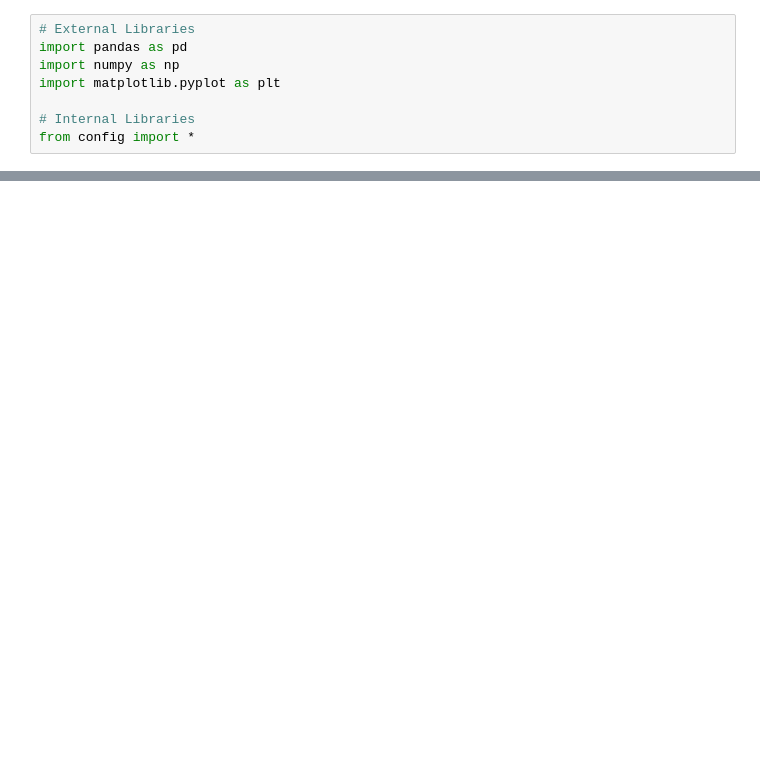
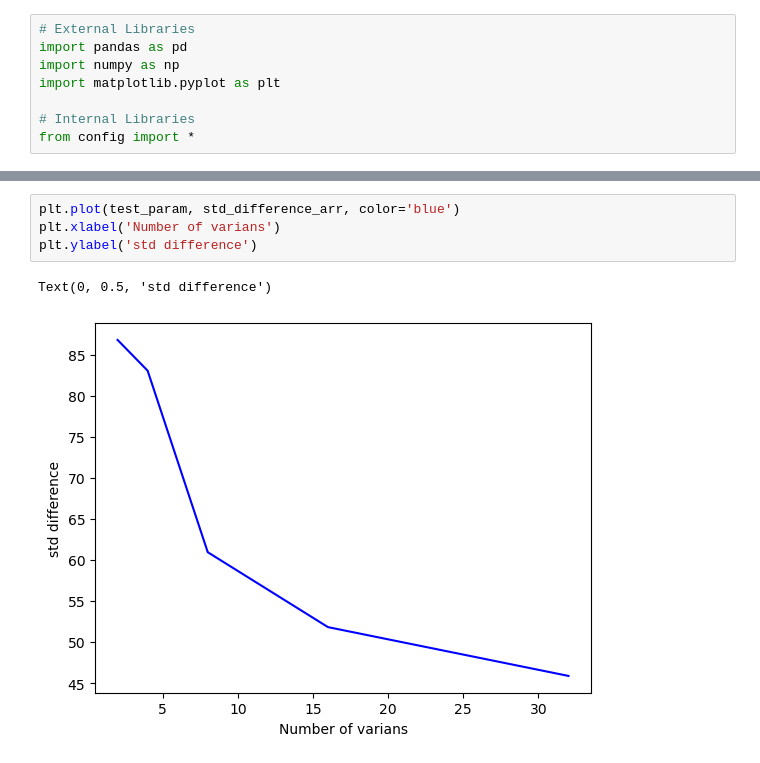
Before and after one commit to mzyudhistira/BSk24-Emu, a Jupyter notebook: analysis.ipynb, the cells around one changed output, grey strips where cells are left out. Drawn from its saved outputs; the diff is of its cells as text; blank space fills up the shorter version.

```diff
--- a/analysis.ipynb
+++ b/analysis.ipynb
@@ -52,0 +105,7 @@ Text(0, 0.5, 'log_10(Val_Loss)')
+# %%
+plt.plot(test_param, std_difference_arr, color='blue')
+plt.xlabel('Number of varians')
+plt.ylabel('std difference')
+# %% [output]
+Text(0, 0.5, 'std difference')
+[figure, added]
```
Also changed, not shown: parts of 7 cells of this notebook, 4 other files.
